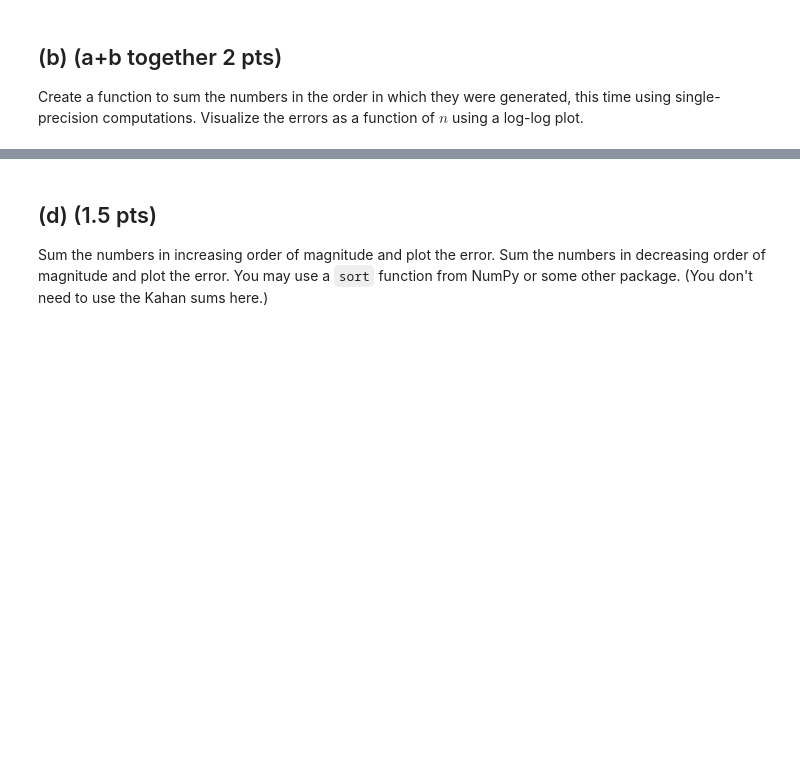
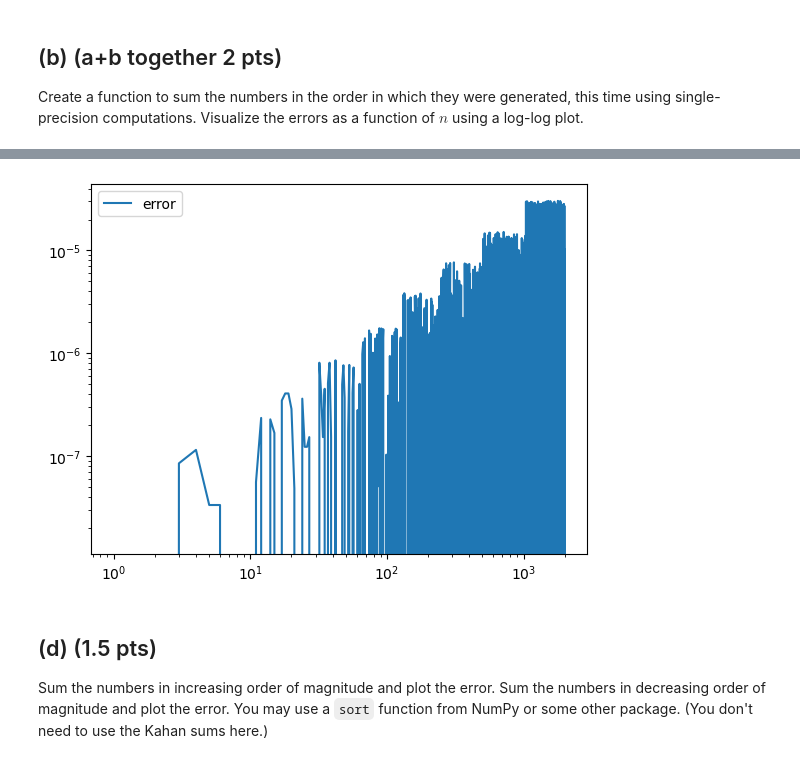
Before and after one commit to aM0NKE/NumericalAlgorithms, a Jupyter notebook: hw1_2022.ipynb, the cells around one changed output, grey strips where cells are left out. Cells and saved outputs as stored; diff of their text form; code cells hidden in the pictures; blank space fills up the shorter version.

```diff
--- a/hw1_2022.ipynb
+++ b/hw1_2022.ipynb
@@ -215,6 +217,30 @@ Use the following compensated summation algorithm (due to Kahan), again using on
 Plot the error as a function of $n$.
 # %%
 # your code here
+import numbers
+
+def summation_single_prec_kahan(n):
+    sum = np.single(n[0])
+    c = np.single(0)
+    for n_i in range(1, len(n)):
+        y = n[n_i] - c
+        t = sum + np.single(y)
+        c = (t - sum) - np.single(y)
+        sum = t
+    return sum
+
+sum_single = []
+for n in range(1, n_max):
+    sum_single.append(summation_single_prec_kahan(rand_arr[:n]))
+
+# VISUALIZE DIFFERENCE
+#plt.loglog(sum_single, label=r"single")
+#plt.loglog(sum_double, label=r"double")
+plt.loglog(np.subtract(sum_double, sum_single), label=r"error")
+plt.legend()
+plt.show()
+# %% [output]
+[figure, added]
 # %% [markdown]
 ## (d) (1.5 pts)
 Sum the numbers in increasing order of magnitude and plot the error. Sum the numbers in decreasing order of magnitude and plot the error. You may use a `sort` function from NumPy or some other package. (You don't need to use the Kahan sums here.)
```
Also changed, not shown: parts of 4 cells of this notebook.
